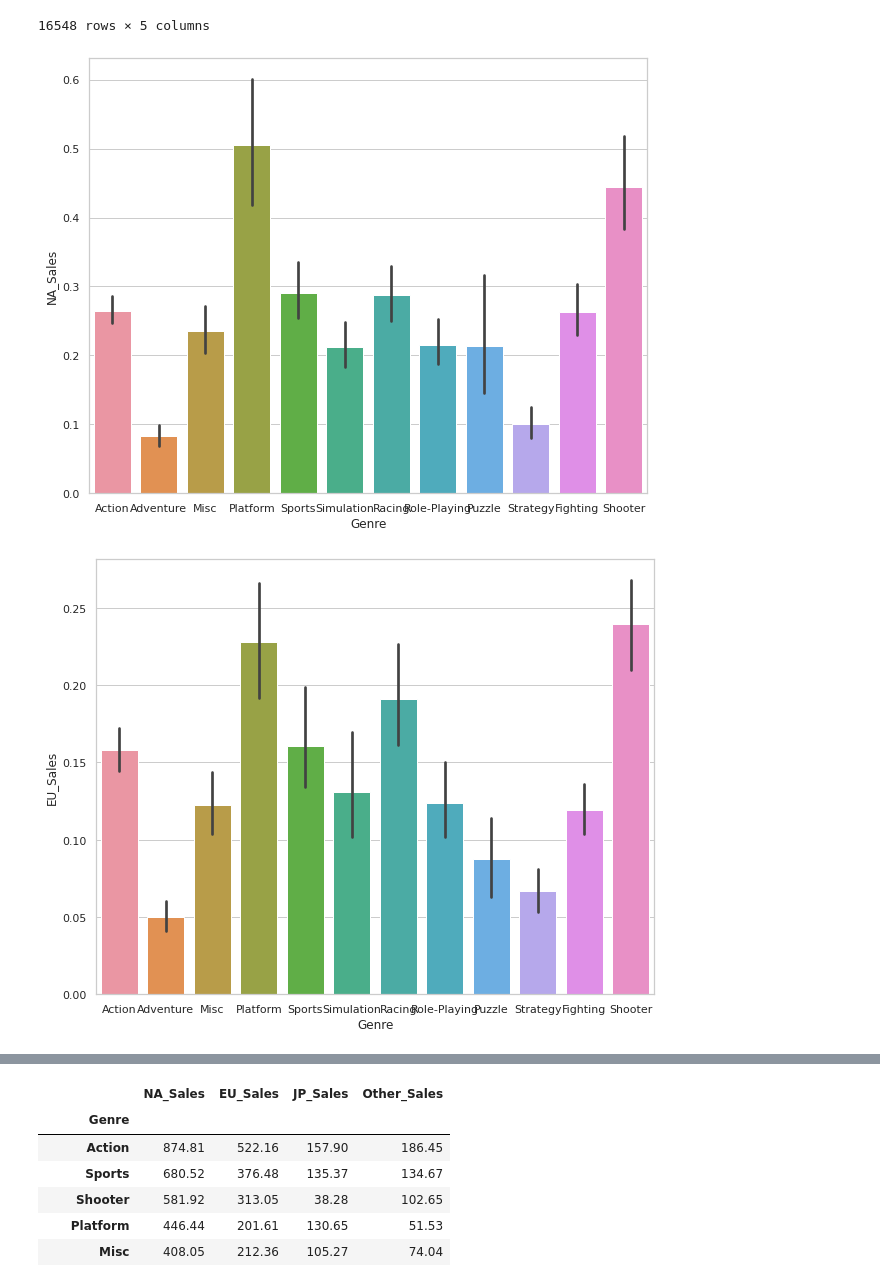
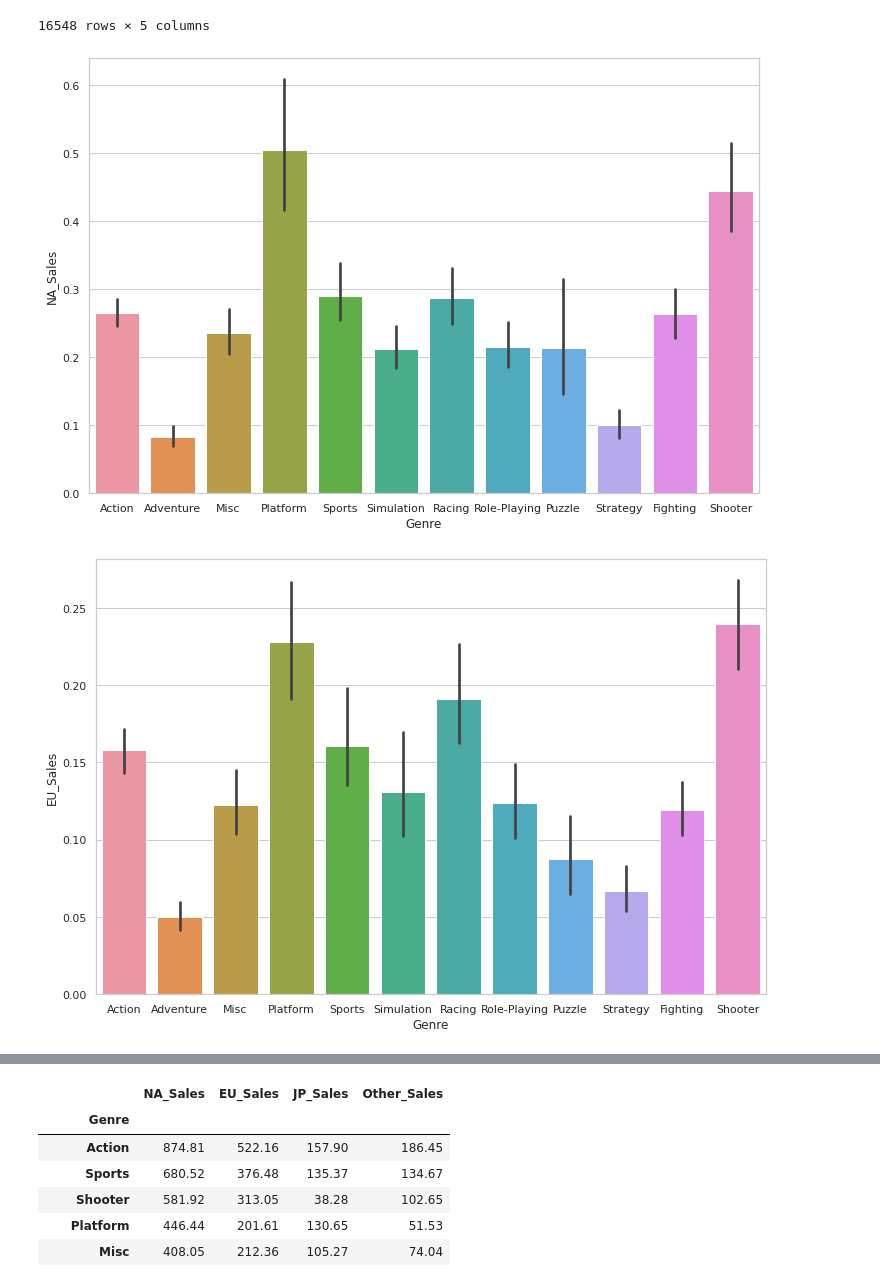
Before and after one commit to doguma/S1P_CodeStates, a Jupyter notebook: S1P.ipynb, the cells around one changed output, grey strips where cells are left out. Cells and saved outputs as stored; diff of their text form; code cells hidden in the pictures.

```diff
--- a/S1P.ipynb
+++ b/S1P.ipynb
@@ -132,18 +132,18 @@ df_location
 # %%
 import seaborn as sns
 from matplotlib import pyplot
 
 sns.set_theme(style="whitegrid")
 
-fig, ax = pyplot.subplots(figsize=(10, 8))
+fig, ax = pyplot.subplots(figsize=(12, 8))
 
 ax = sns.barplot(ax=ax, x="Genre", y="NA_Sales", data=df_location)
 # %% [output]
-[figure, old version]
+[figure, new version]
 # %%
-fig2, ax2 = pyplot.subplots(figsize=(10, 8))
+fig2, ax2 = pyplot.subplots(figsize=(12, 8))
 
 ax2 = sns.barplot(ax=ax2, x="Genre", y="EU_Sales", data=df_location)
 # %% [output]
-[figure, old version]
+[figure, new version]
 # %%
```
Also changed, not shown: parts of 22 cells of this notebook.
